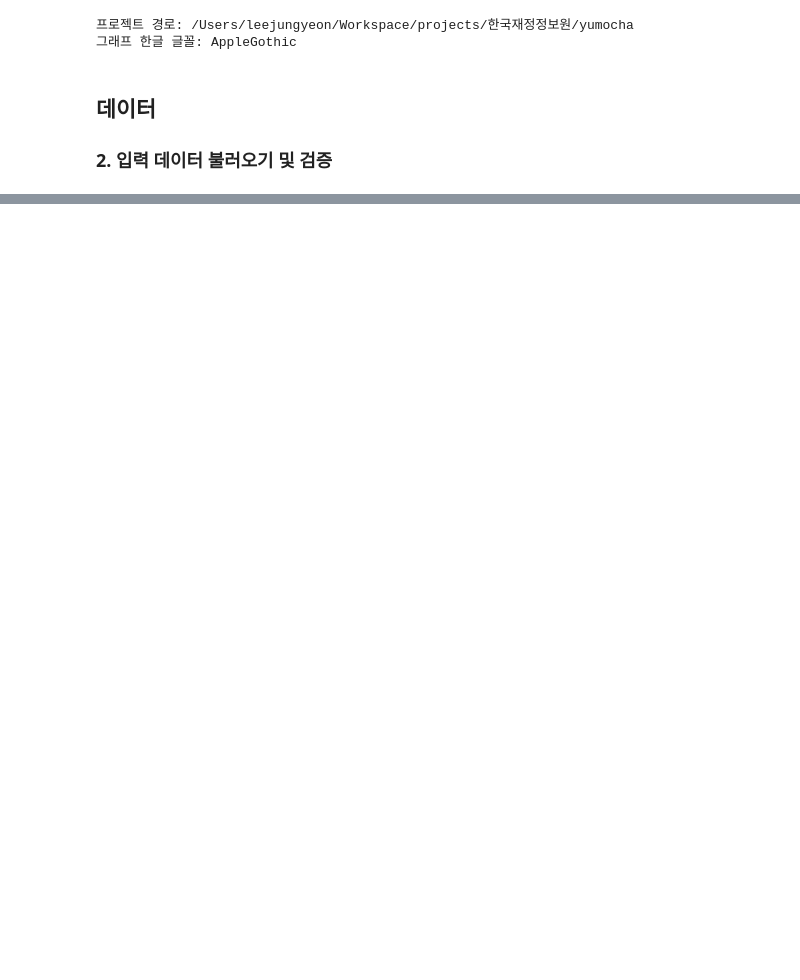
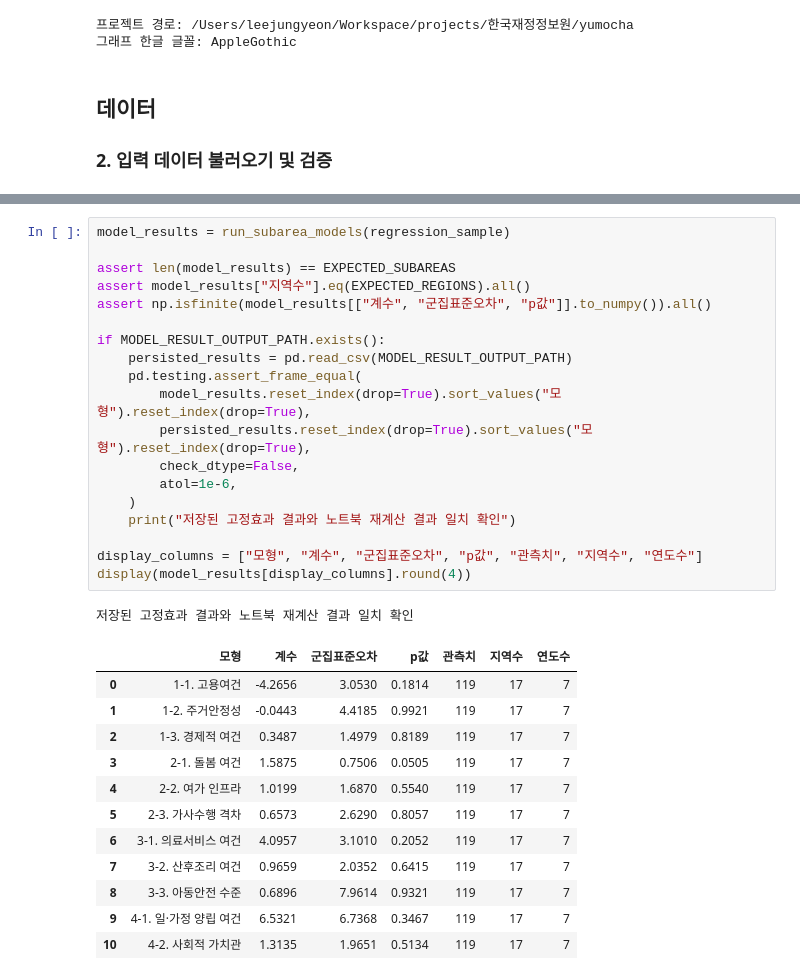
Before and after one commit to JungYeoni/yumocha, a Jupyter notebook: notebooks/20260729_EDA_재정대응지수_구축_및_재정반응성_분석.ipynb, the cells around one changed output, grey strips where cells are left out. Saved outputs shown, nothing was run; the diff lists cells and outputs as text; blank space fills up the shorter version.

```diff
--- a/notebooks/20260729_EDA_재정대응지수_구축_및_재정반응성_분석.ipynb
+++ b/notebooks/20260729_EDA_재정대응지수_구축_및_재정반응성_분석.ipynb
@@ -590,0 +352,33 @@ print(f"고정효과 모형 결과 저장: {MODEL_RESULT_OUTPUT_PATH}")
+# %%
+model_results = run_subarea_models(regression_sample)
+
+assert len(model_results) == EXPECTED_SUBAREAS
+assert model_results["지역수"].eq(EXPECTED_REGIONS).all()
+assert np.isfinite(model_results[["계수", "군집표준오차", "p값"]].to_numpy()).all()
+
+if MODEL_RESULT_OUTPUT_PATH.exists():
+    persisted_results = pd.read_csv(MODEL_RESULT_OUTPUT_PATH)
+    pd.testing.assert_frame_equal(
+        model_results.reset_index(drop=True).sort_values("모형").reset_index(drop=True),
+        persisted_results.reset_index(drop=True).sort_values("모형").reset_index(drop=True),
+        check_dtype=False,
+        atol=1e-6,
+    )
+    print("저장된 고정효과 결과와 노트북 재계산 결과 일치 확인")
+
+display_columns = ["모형", "계수", "군집표준오차", "p값", "관측치", "지역수", "연도수"]
+display(model_results[display_columns].round(4))
+# %% [output]
+저장된 고정효과 결과와 노트북 재계산 결과 일치 확인
+|  | 모형 | 계수 | 군집표준오차 | p값 | 관측치 | 지역수 | 연도수 |
+| 0 | 1-1. 고용여건 | -4.2656 | 3.0530 | 0.1814 | 119 | 17 | 7 |
+| 1 | 1-2. 주거안정성 | -0.0443 | 4.4185 | 0.9921 | 119 | 17 | 7 |
+| 2 | 1-3. 경제적 여건 | 0.3487 | 1.4979 | 0.8189 | 119 | 17 | 7 |
+| 3 | 2-1. 돌봄 여건 | 1.5875 | 0.7506 | 0.0505 | 119 | 17 | 7 |
+| 4 | 2-2. 여가 인프라 | 1.0199 | 1.6870 | 0.5540 | 119 | 17 | 7 |
+| 5 | 2-3. 가사수행 격차 | 0.6573 | 2.6290 | 0.8057 | 119 | 17 | 7 |
+| 6 | 3-1. 의료서비스 여건 | 4.0957 | 3.1010 | 0.2052 | 119 | 17 | 7 |
+| 7 | 3-2. 산후조리 여건 | 0.9659 | 2.0352 | 0.6415 | 119 | 17 | 7 |
+| 8 | 3-3. 아동안전 수준 | 0.6896 | 7.9614 | 0.9321 | 119 | 17 | 7 |
+| 9 | 4-1. 일·가정 양립 여건 | 6.5321 | 6.7368 | 0.3467 | 119 | 17 | 7 |
+| 10 | 4-2. 사회적 가치관 | 1.3135 | 1.9651 | 0.5134 | 119 | 17 | 7 |
```
Also changed, not shown: parts of 34 cells of this notebook.
